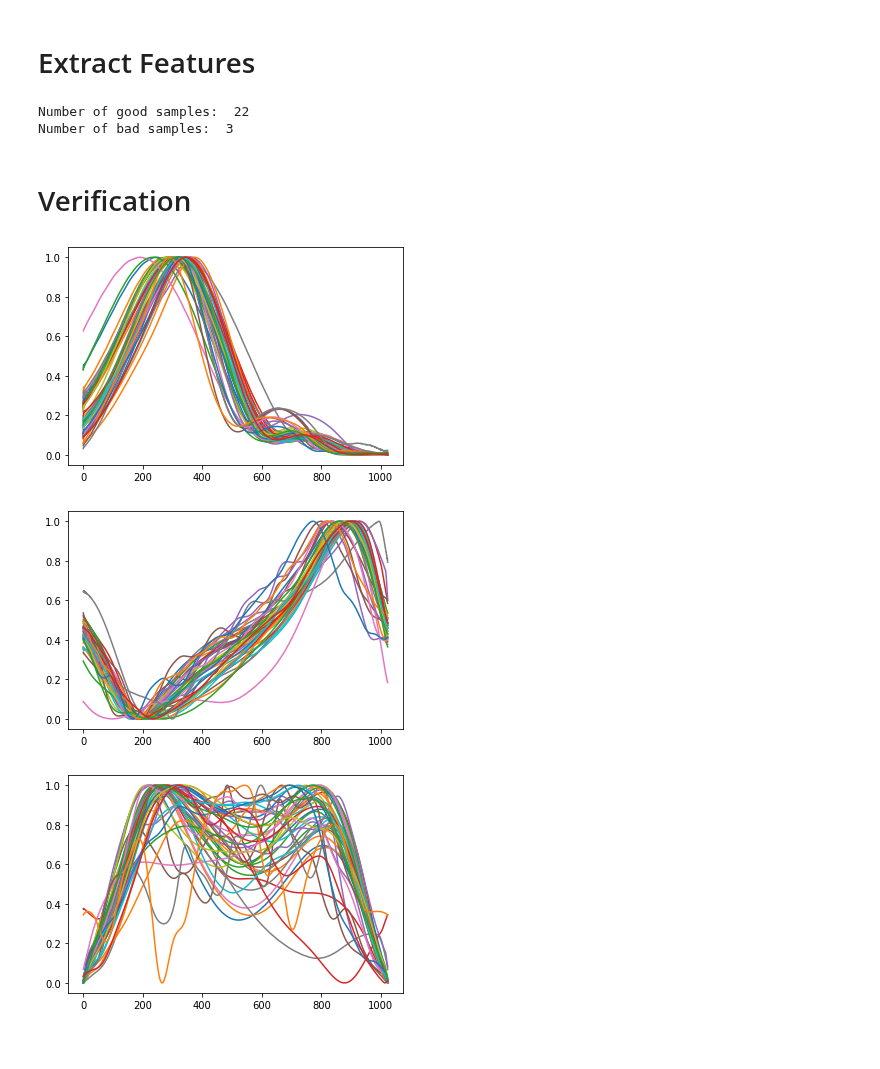
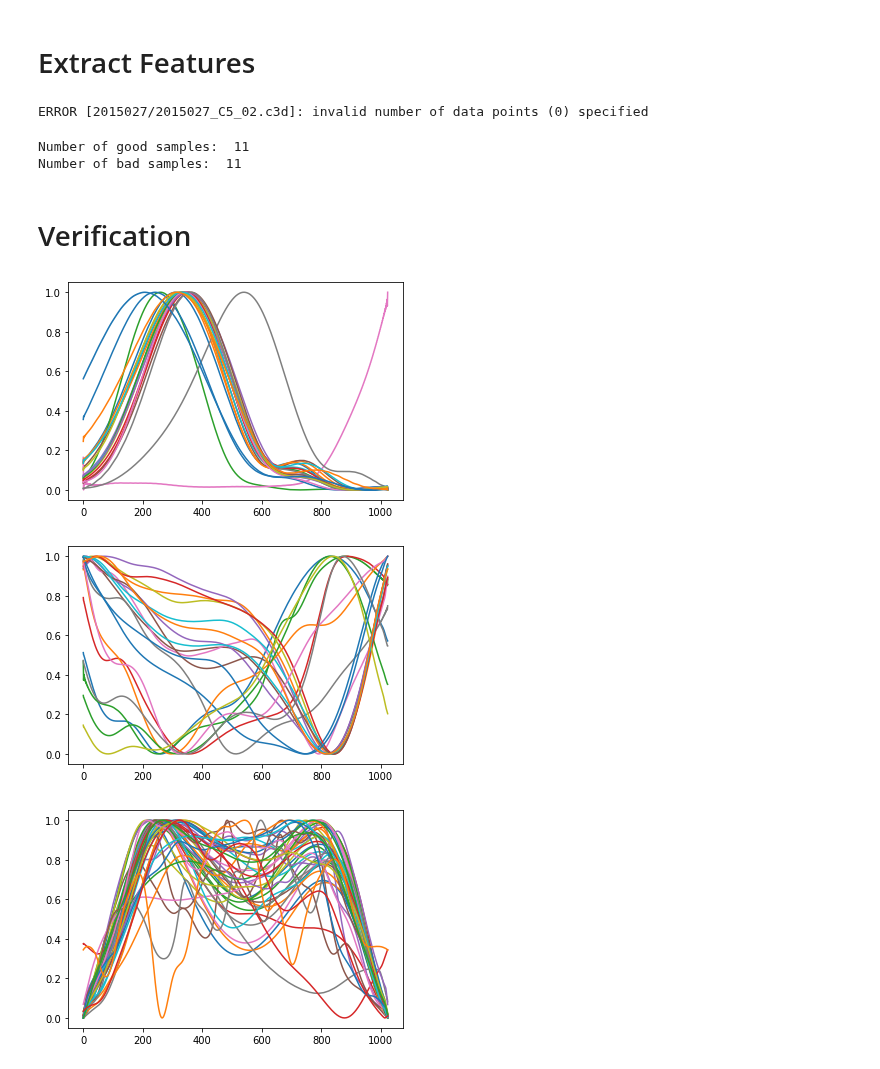
Before and after one commit to atick-faisal/GRF-Synthesis-from-Motion-Trajectories, a Jupyter notebook: src/preprocessing/process_dataset_1_alt.ipynb, the cells around one changed output. Cells and saved outputs as stored; diff of their text form; code cells hidden in the pictures.

```diff
--- a/src/preprocessing/process_dataset_1_alt.ipynb
+++ b/src/preprocessing/process_dataset_1_alt.ipynb
@@ -626,14 +626,12 @@ for subject in tqdm(subjects):
             n_bad_samples = n_bad_samples + 1
             pass
 
-
-    break
-
 print("Number of good samples: ", n_samples)
 print("Number of bad samples: ", n_bad_samples)
 # %% [output]
-Number of good samples:  22
-Number of bad samples:  3
+ERROR [2015027/2015027_C5_02.c3d]: invalid number of data points (0) specified
+Number of good samples:  11
+Number of bad samples:  11
 # %%
 # features
 # %%
@@ -645,13 +643,13 @@ x = features['fal_z'].to_numpy().reshape(-1, N_SAMPLES)
 for i in range(x.shape[0]):
     plt.plot(x[i, :])
 # %% [output]
-[figure, old version]
+[figure, new version]
 # %%
-y = target['fy'].to_numpy().reshape(-1, N_SAMPLES)
+y = target['my'].to_numpy().reshape(-1, N_SAMPLES)
 for i in range(y.shape[0]):
     plt.plot(y[i, :])
 # %% [output]
-[figure, old version]
+[figure, new version]
 # %%
 y = target['mx'].to_numpy().reshape(-1, N_SAMPLES)
 for i in range(y.shape[0]):
```
Also changed, not shown: 2 other files.
